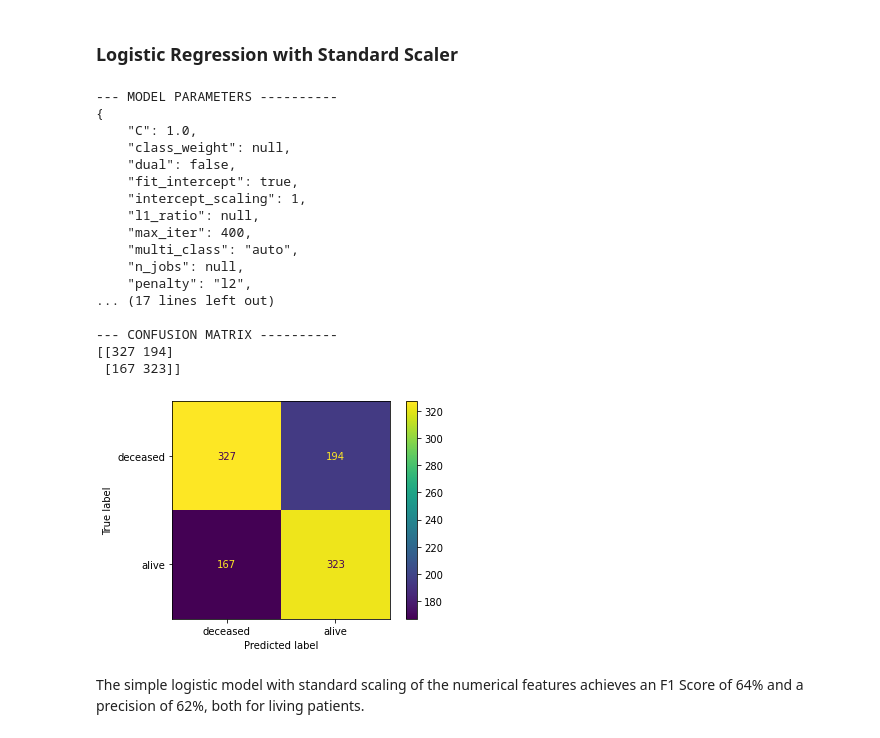
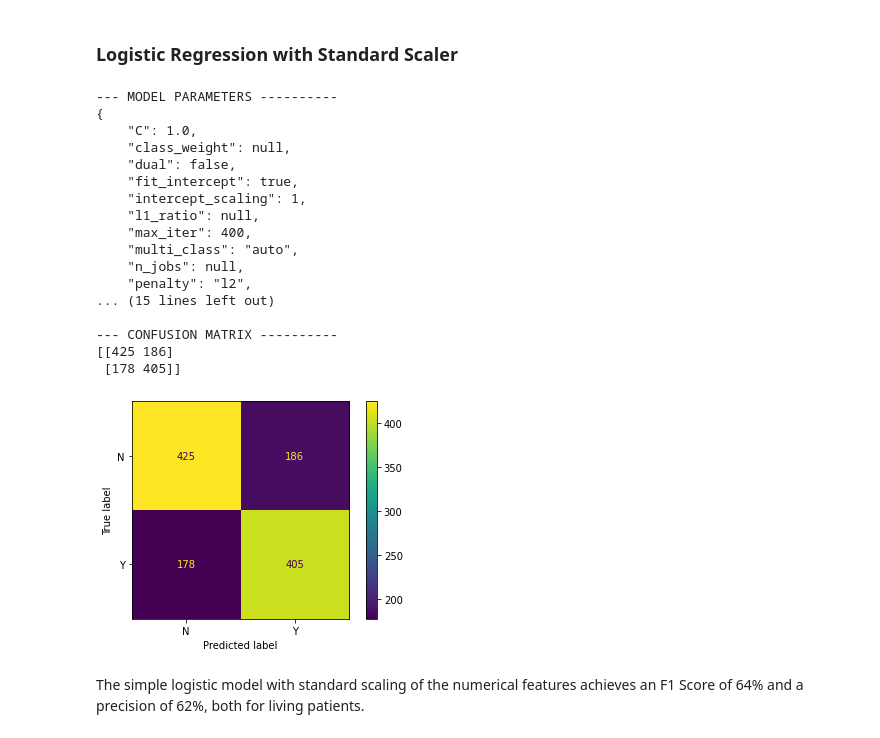
Before and after one commit to EnHaHB/Capstone, a Jupyter notebook: 04_capstone_model_14.ipynb, the cells around one changed output. Drawn from its saved outputs; the diff is of its cells as text; code cells hidden in the pictures.

```diff
--- a/04_capstone_model_14.ipynb
+++ b/04_capstone_model_14.ipynb
@@ -45,7 +47,7 @@ from collections import Counter
 
 %matplotlib inline
 # %%
-df = pd.read_csv('data/IST_corrected_model.csv',  index_col= [0])
+df = pd.read_csv('data/IST_corrected_clean.csv',  index_col= [0])
 # %%
 df.info()
 # %% [output]
@@ -71,3 +73,6 @@ memory usage: 7.2 MB
+# %%
+# Reset the index
+df.index = pd.RangeIndex(len(df.index))
 # %% [markdown]
 ### Target for 14 days after first stroke
 # %% [markdown]
@@ -80,6 +85 @@ Y     1685
 Name: DDEAD, dtype: int64
-# %%
-conditions = [df['DDEAD'].eq('N'), df['DDEAD'].eq('Y')]
-choices = [1, 0]
-
-df['ALIVE14'] = np.select(conditions, choices, default=np.nan)
@@ -92,11 +86,13 @@ Name: ALIVE14, dtype: int64
 # %%
 # Select features
-features = ['SEX', 'AGE', 'RSBP', 'STYPE', 'RDEF1', 'RDEF2', 'RDEF3', 'RDEF4', 'RDEF5', 'RDEF6', 'RDEF7', 'RDEF8',
-                'DASP14', 'DLH14', 'DLM14', 'RASP3', 'RHEP24', 'RDELAY']
+features = ['SEX', 'AGE', 'RSBP', 'RDEF1', 'RDEF2', 'RDEF3', 'RDEF4', 'RDEF5', 'RDEF6', 'RDEF7',
+                'DASP14', 'DLH14', 'DMH14', 'RASP3', 'RHEP24', 'RDELAY']
+#features = ['SEX', 'AGE', 'RSBP', 'RDEF1', 'RDEF2', 'RDEF3', 'RDEF4', 'RDEF5', 'RDEF6', 'RDEF7',
+#                'DASP14', 'DLH14', 'DMH14', 'RASP3', 'RHEP24', 'RDELAY']
 X = df[features]
 
 # Select target
-y = df.ALIVE14
+y = df.DDEAD
 # %%
 print(sorted(Counter(y).items()))
 # %% [output]
@@ -283,24 +185,24 @@ transformer = ColumnTransformer([
 X_train_trans = transformer.fit_transform(X_train)
 X_test_trans = transformer.transform(X_test)
 # %%
-logreg_ss = LogisticRegression(max_iter=400)
-m_logreg_ss = pred_eval_plot_model(X_train_trans, X_test_trans, y_train, y_test, logreg_ss)
+logreg_ss = LogisticRegression(max_iter=400, random_state=42)
+m_logreg_ss = modeling_14d.pred_eval_plot_model(X_train_trans, X_test_trans, y_train, y_test, logreg_ss)
 # %% [output]
 --- MODEL PARAMETERS ----------
 {
     "C": 1.0,
     "class_weight": null,
     "dual": false,
     "fit_intercept": true,
     "intercept_scaling": 1,
     "l1_ratio": null,
     "max_iter": 400,
     "multi_class": "auto",
     "n_jobs": null,
     "penalty": "l2",
-... (17 lines left out)
+... (15 lines left out)
 
 --- CONFUSION MATRIX ----------
-[[327 194]
- [167 323]]
+[[425 186]
+ [178 405]]
-[figure, old version]
+[figure, new version]
```
Also changed, not shown: parts of 19 cells of this notebook, 3 other files.
